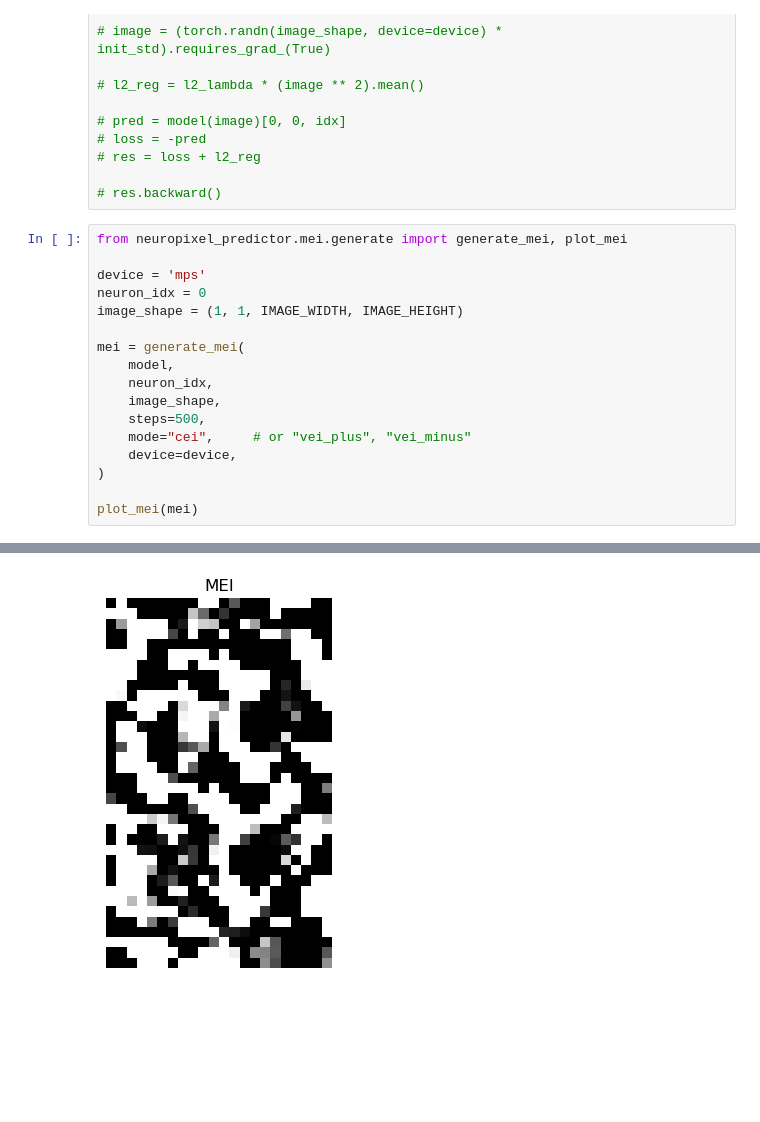
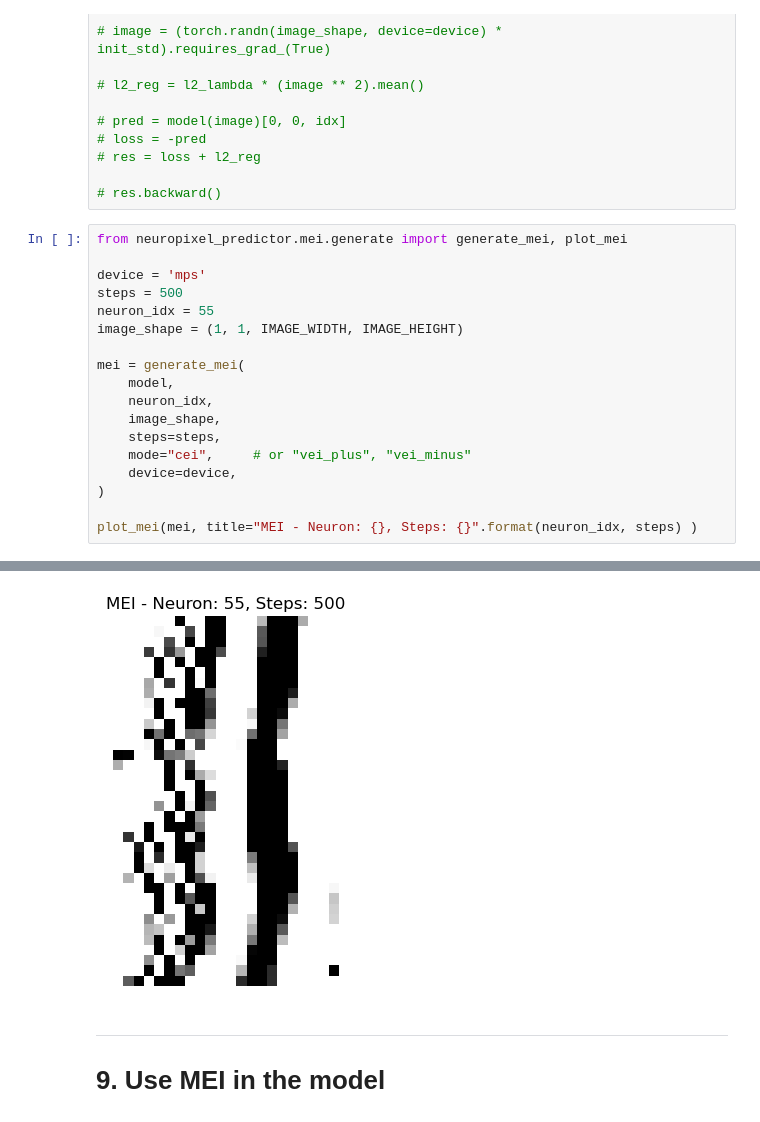
Before and after one commit to ahmedtarek-/neuropixel-predictor, a Jupyter notebook: notebooks/intro_2d_cnn.ipynb, the cells around one changed output, grey strips where cells are left out. Cells and saved outputs as stored; diff of their text form; blank space fills up the shorter version.

```diff
--- a/notebooks/intro_2d_cnn.ipynb
+++ b/notebooks/intro_2d_cnn.ipynb
@@ -659,17 +654,18 @@ plot_training_history(training_history)
 from neuropixel_predictor.mei.generate import generate_mei, plot_mei
 
 device = 'mps'
-neuron_idx = 0
+steps = 500
+neuron_idx = 55
 image_shape = (1, 1, IMAGE_WIDTH, IMAGE_HEIGHT)
 
 mei = generate_mei(
     model,
     neuron_idx,
     image_shape,
-    steps=500,
+    steps=steps,
     mode="cei",     # or "vei_plus", "vei_minus"
     device=device,
 )
 
-plot_mei(mei)
+plot_mei(mei, title="MEI - Neuron: {}, Steps: {}".format(neuron_idx, steps) )
 # %% [output]
@@ -693 +672,4 @@ loss:  tensor(-59.7424, device='mps:0', grad_fn=<AddBackward0>)
-[figure, old version]
+[figure, new version]
+# %% [markdown]
+-----------
+# 9. Use MEI in the model
```
Also changed, not shown: parts of 6 cells of this notebook, 2 other files.
